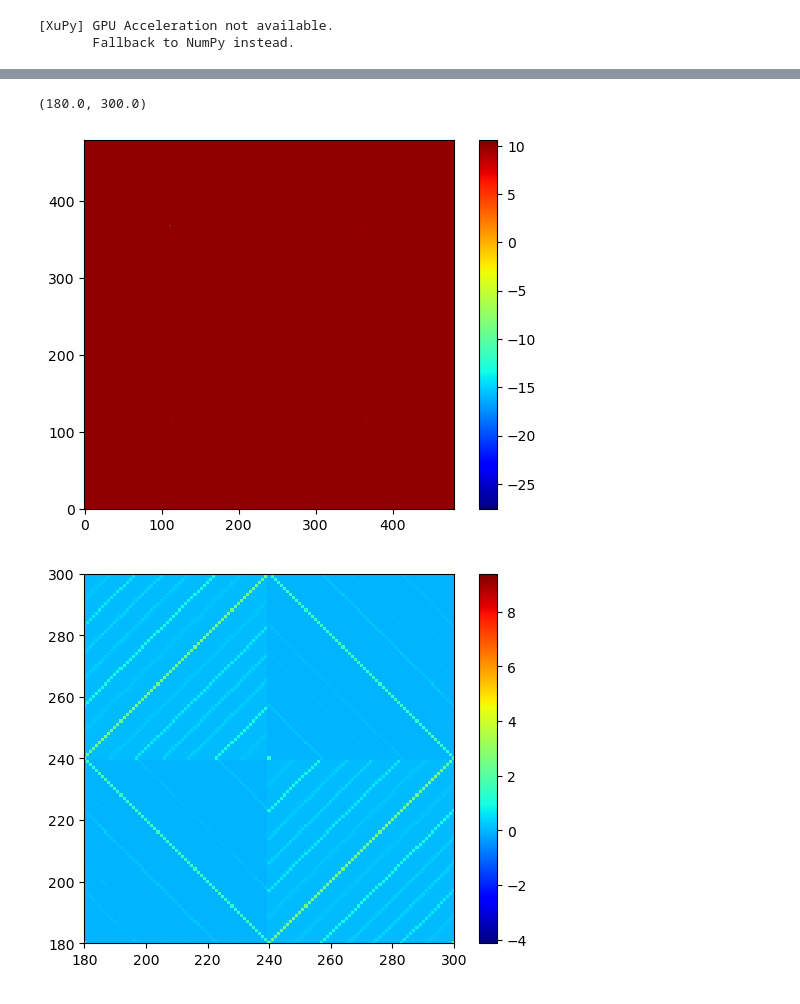
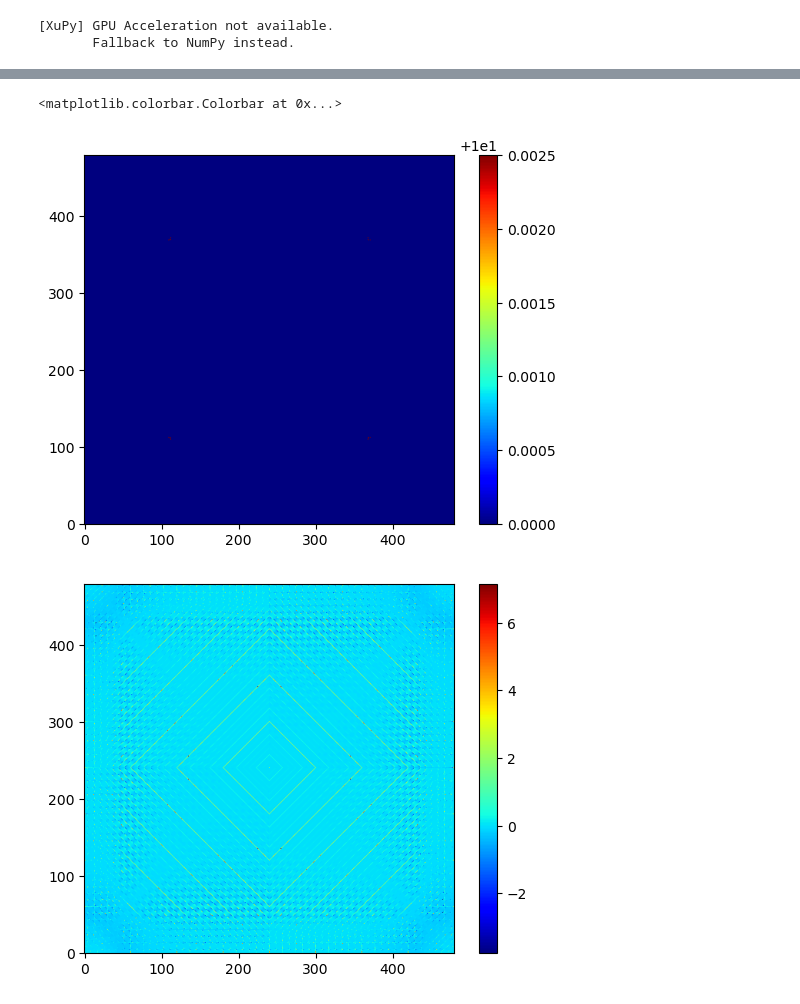
Before and after one commit to ArcetriAdaptiveOptics/ekarus, a Jupyter notebook: ekarus/notebooks/scratchFauvarque.ipynb, the cells around one changed output, grey strips where cells are left out. Cells and saved outputs as stored; diff of their text form; code cells hidden in the pictures.

```diff
--- a/ekarus/notebooks/scratchFauvarque.ipynb
+++ b/ekarus/notebooks/scratchFauvarque.ipynb
@@ -101,7 +101,7 @@ zern_modes = np.zeros([Nmodes,Npix,Npix])
 for i in range(Nmodes):
     zern_modes[i] = project_zernike_on_mask(pupil, i+2, 1) * pupil.asTransmissionValue()
 # %%
-pyr.set_modulation_angle(2)
+pyr.set_modulation_angle(3)
 lambdaOverD = sensorLambda/pupilSizeInM
 # pyr._modNsteps *= 4
 # %% [output]
@@ -126,7 +126,7 @@ def get_modulation_intensity(pyr, input_field, lambdaOverD, oversampling:int=ove
     """
     Compute the GSC signal omega from the complex input field.
     """
-    mul = 3
+    mul = 5
     tiltX, tiltY = pyr._get_XY_tilt_planes(input_field.shape)
     alpha_pix = pyr.modulationAngleInLambdaOverD * (2 * np.pi)
     phi_vec = (2 * np.pi) * np.arange(pyr._modNsteps*mul) / (pyr._modNsteps*mul)
@@ -216,34 +216,34 @@ plt.colorbar()
 # %%
 pyramid_phase = pyr.pyramid_phase_delay(in_ef.shape) / lambdaOverD
 pyramid_mask = np.exp(1j*pyramid_phase,dtype=complex)
 
 ir = compute_impulse_response(omega)
 ir_ref = compute_impulse_response(omega_ref)
 
 # ir = 2*np.imag( np.conj(np.fft.fft2(pyramid_mask)) * np.fft.fft2(omega*pyramid_mask))
 
 plt.figure()
-plt.imshow(np.fft.fftshift(np.log(ir-np.min(ir)+1e-12)),origin='lower',cmap='jet')#,vmin=34.6,vmax=35)
+plt.imshow(np.fft.fftshift(np.log(ir-np.min(ir)+1e-12)),origin='lower',cmap='jet',vmin=10,vmax=10.0025)
 plt.colorbar()
 
 # mtf = np.abs(np.fft.fft2(np.fft.ifftshift(ir)))
 # mtf_ref = np.abs(np.fft.fft2(np.fft.ifftshift(ir_ref)))
 mtf = np.abs(np.fft.ifftshift(pad_and_fft(ir)))
 mtf_ref = np.abs(np.fft.ifftshift(pad_and_fft(ir_ref)))
 
 plt.figure()
 plt.imshow(np.log(mtf/mtf_ref),origin='lower',cmap='jet')#,vmin=0,vmax=1)
 plt.colorbar()
-plt.xlim([120*3/2,120*5/2])
-plt.ylim([120*3/2,120*5/2])
+# plt.xlim([120*3/2,120*5/2])
+# plt.ylim([120*3/2,120*5/2])
 
 # plt.figure()
 # plt.imshow(np.abs(ir)/np.abs(ir_ref),origin='lower',cmap='turbo',vmin=0,vmax=1)
 # plt.colorbar()
 # plt.xlim([30,90])
 # plt.ylim([30,90])
 # %% [output]
-(180.0, 300.0)
+<matplotlib.colorbar.Colorbar at 0x...>
-[figure, old version]
+[figure, new version]
-[figure, old version]
+[figure, new version]
 # %%
```
Also changed, not shown: parts of 11 cells of this notebook, 6 other files.
